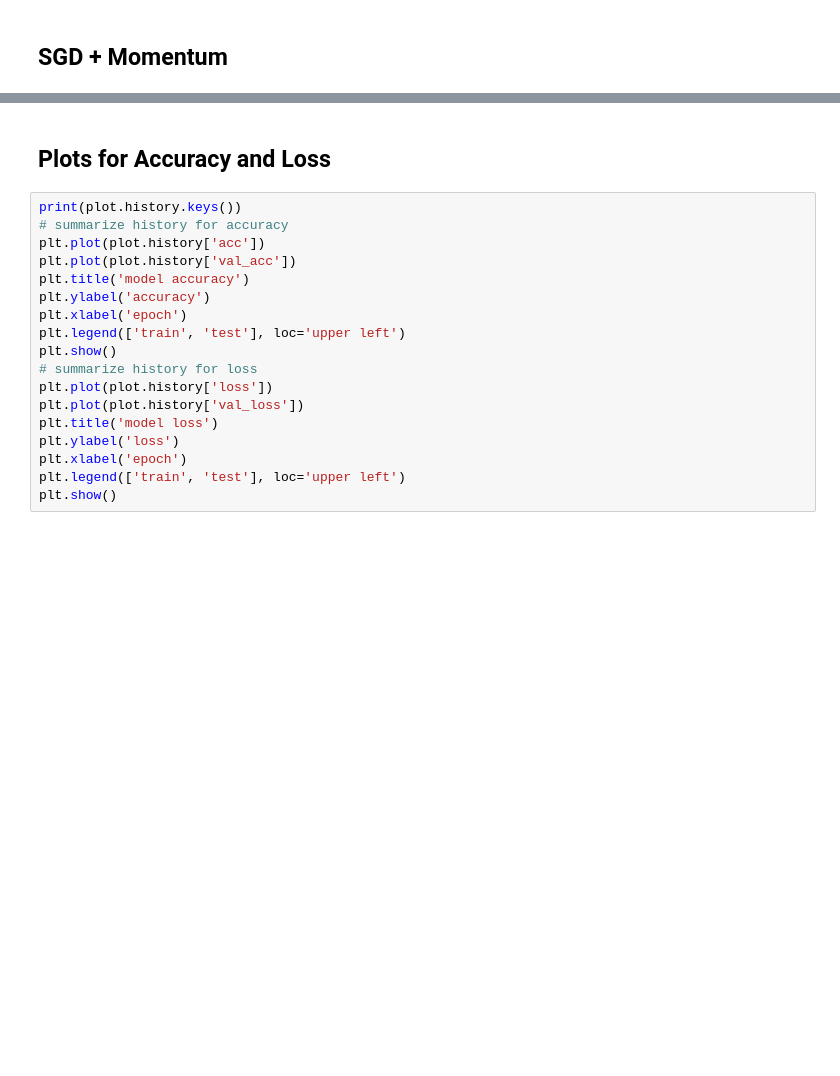
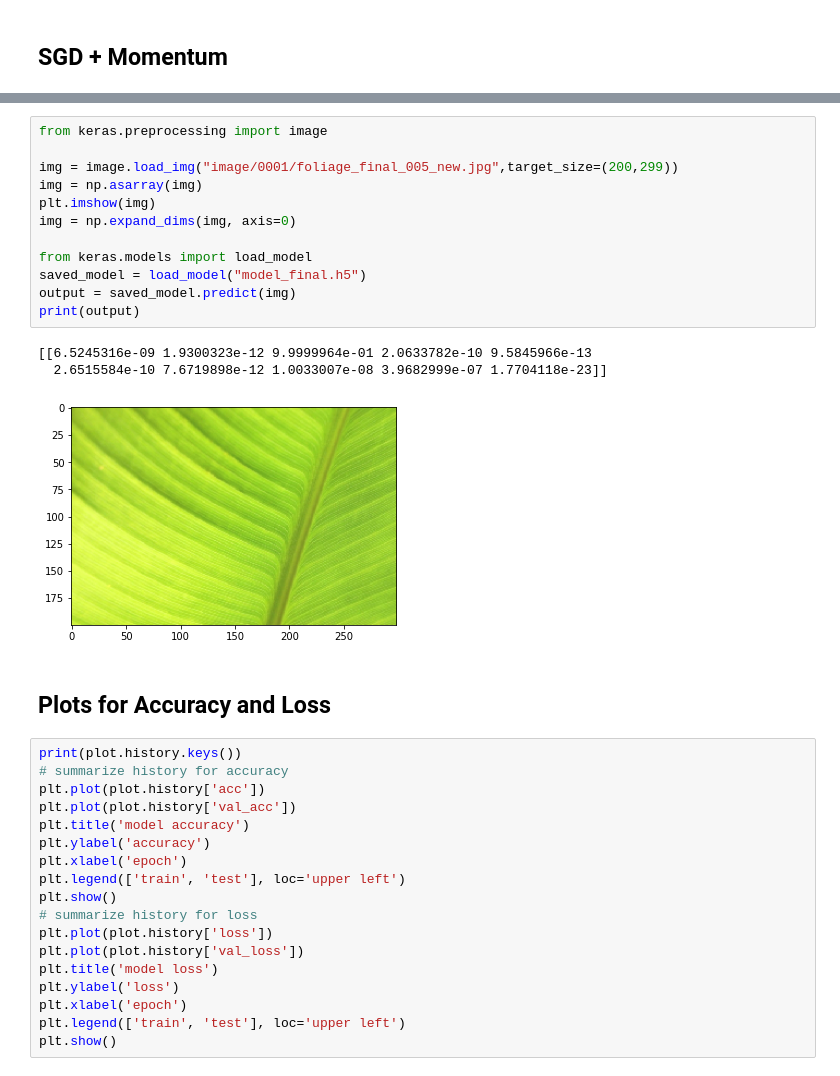
Before and after one commit to dinaryadh/RBE595_AI4AV_Project, a Jupyter notebook: fod_classification_project.ipynb, the cells around one changed output, grey strips where cells are left out. Saved outputs shown, nothing was run; the diff lists cells and outputs as text; blank space fills up the shorter version.

```diff
--- a/fod_classification_project.ipynb
+++ b/fod_classification_project.ipynb
@@ -281,3 +417,19 @@ Epoch 20/20
+# %%
+from keras.preprocessing import image
+
+img = image.load_img("image/0001/foliage_final_005_new.jpg",target_size=(200,299))
+img = np.asarray(img)
+plt.imshow(img)
+img = np.expand_dims(img, axis=0)
+
+from keras.models import load_model
+saved_model = load_model("model_final.h5")
+output = saved_model.predict(img)
+print(output)
+# %% [output]
+[[6.5245316e-09 1.9300323e-12 9.9999964e-01 2.0633782e-10 9.5845966e-13
+  2.6515584e-10 7.6719898e-12 1.0033007e-08 3.9682999e-07 1.7704118e-23]]
+[figure, added]
 # %% [markdown]
 ## Plots for Accuracy and Loss
 # %%
```
Also changed, not shown: parts of 11 cells of this notebook.
